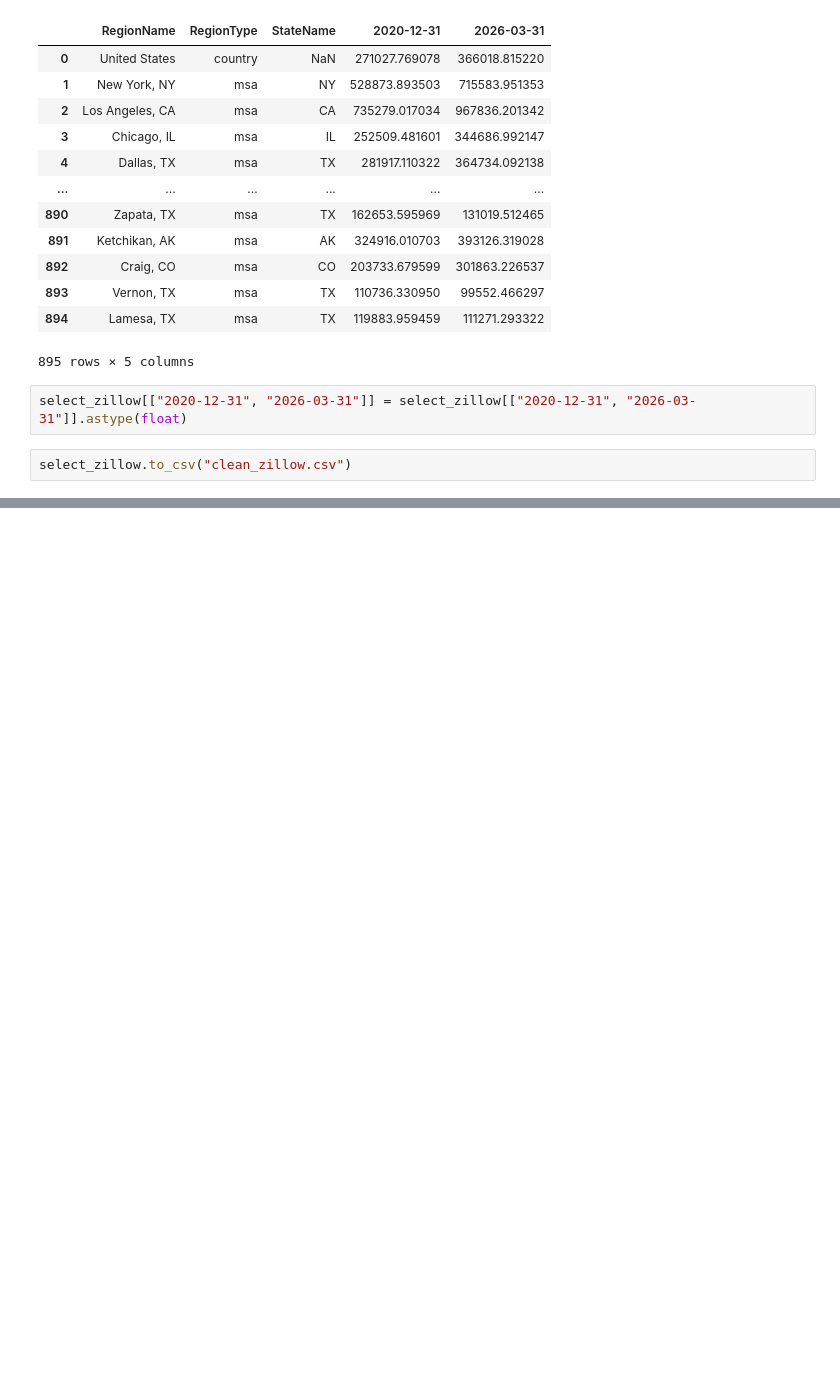
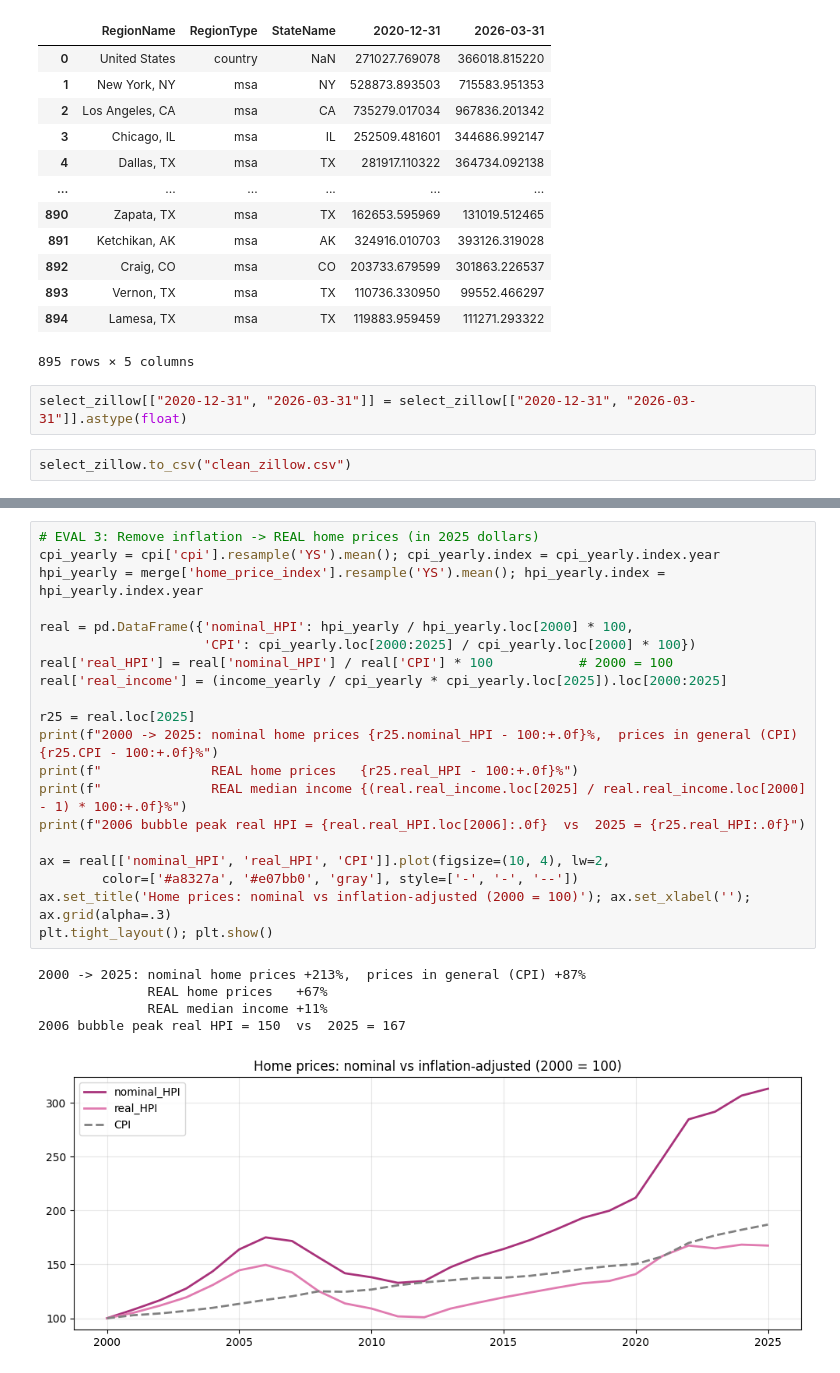
Before and after one commit to Latherine/us-housing-affordability-crisis, a Jupyter notebook: validate.ipynb, the cells around one changed output, grey strips where cells are left out. Drawn from its saved outputs; the diff is of its cells as text; blank space fills up the shorter version.

```diff
--- a/validate.ipynb
+++ b/validate.ipynb
@@ -276,0 +543,26 @@ select_zillow.to_csv("clean_zillow.csv")
+# %%
+# EVAL 3: Remove inflation -> REAL home prices (in 2025 dollars)
+cpi_yearly = cpi['cpi'].resample('YS').mean(); cpi_yearly.index = cpi_yearly.index.year
+hpi_yearly = merge['home_price_index'].resample('YS').mean(); hpi_yearly.index = hpi_yearly.index.year
+
+real = pd.DataFrame({'nominal_HPI': hpi_yearly / hpi_yearly.loc[2000] * 100,
+                     'CPI': cpi_yearly.loc[2000:2025] / cpi_yearly.loc[2000] * 100})
+real['real_HPI'] = real['nominal_HPI'] / real['CPI'] * 100           # 2000 = 100
+real['real_income'] = (income_yearly / cpi_yearly * cpi_yearly.loc[2025]).loc[2000:2025]
+
+r25 = real.loc[2025]
+print(f"2000 -> 2025: nominal home prices {r25.nominal_HPI - 100:+.0f}%,  prices in general (CPI) {r25.CPI - 100:+.0f}%")
+print(f"              REAL home prices   {r25.real_HPI - 100:+.0f}%")
+print(f"              REAL median income {(real.real_income.loc[2025] / real.real_income.loc[2000] - 1) * 100:+.0f}%")
+print(f"2006 bubble peak real HPI = {real.real_HPI.loc[2006]:.0f}  vs  2025 = {r25.real_HPI:.0f}")
+
+ax = real[['nominal_HPI', 'real_HPI', 'CPI']].plot(figsize=(10, 4), lw=2,
+        color=['#a8327a', '#e07bb0', 'gray'], style=['-', '-', '--'])
+ax.set_title('Home prices: nominal vs inflation-adjusted (2000 = 100)'); ax.set_xlabel(''); ax.grid(alpha=.3)
+plt.tight_layout(); plt.show()
+# %% [output]
+2000 -> 2025: nominal home prices +213%,  prices in general (CPI) +87%
+              REAL home prices   +67%
+              REAL median income +11%
+2006 bubble peak real HPI = 150  vs  2025 = 167
+[figure, added]
```
Also changed, not shown: parts of 9 cells of this notebook, 8 other files.
